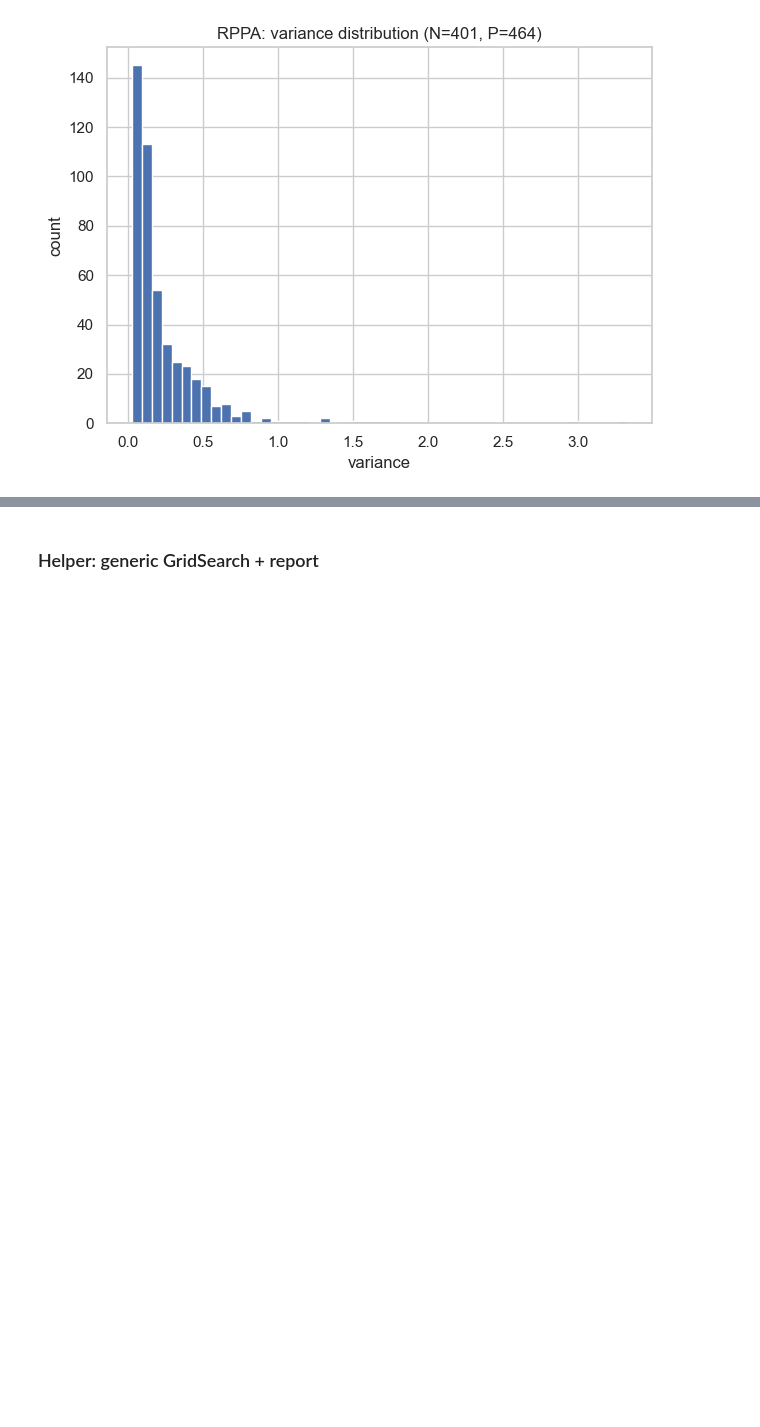
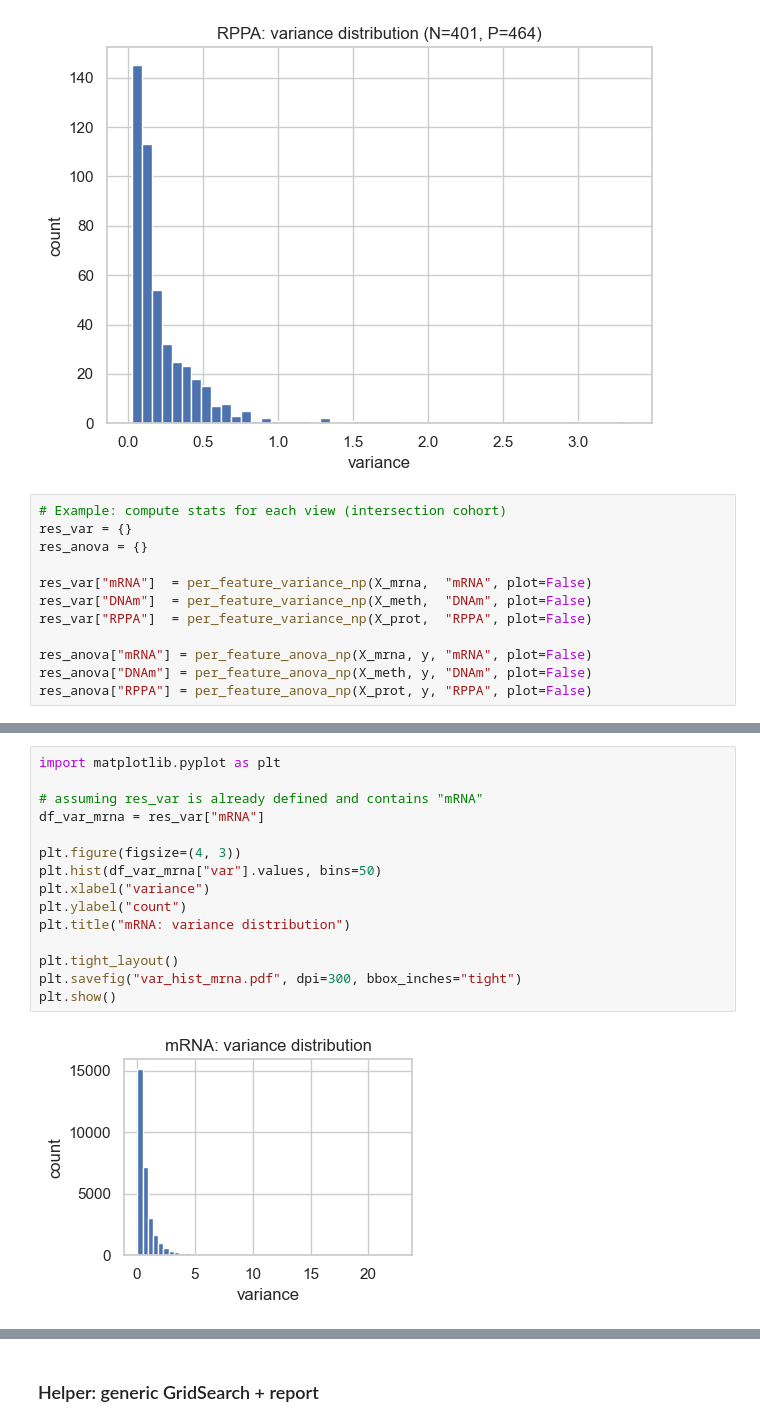
Before and after one commit to MarkoStc/ml_project2, a Jupyter notebook: code/log_reg_baseline.ipynb, the cells around one changed output, grey strips where cells are left out. Cells and saved outputs as stored; diff of their text form; blank space fills up the shorter version.

```diff
--- a/code/log_reg_baseline.ipynb
+++ b/code/log_reg_baseline.ipynb
@@ -163,3 +296,15 @@ var_prot = per_feature_variance_np(X_prot, "RPPA", plot=True)
 [figure]
 [figure]
 [figure]
+# %%
+# Example: compute stats for each view (intersection cohort)
+res_var = {}
+res_anova = {}
+
+res_var["mRNA"]  = per_feature_variance_np(X_mrna,  "mRNA", plot=False)
+res_var["DNAm"]  = per_feature_variance_np(X_meth,  "DNAm", plot=False)
+res_var["RPPA"]  = per_feature_variance_np(X_prot,  "RPPA", plot=False)
+
+res_anova["mRNA"] = per_feature_anova_np(X_mrna, y, "mRNA", plot=False)
+res_anova["DNAm"] = per_feature_anova_np(X_meth, y, "DNAm", plot=False)
+res_anova["RPPA"] = per_feature_anova_np(X_prot, y, "RPPA", plot=False)
@@ -165,0 +364,17 @@ var_prot = per_feature_variance_np(X_prot, "RPPA", plot=True)
+# %%
+import matplotlib.pyplot as plt
+
+# assuming res_var is already defined and contains "mRNA"
+df_var_mrna = res_var["mRNA"]
+
+plt.figure(figsize=(4, 3))
+plt.hist(df_var_mrna["var"].values, bins=50)
+plt.xlabel("variance")
+plt.ylabel("count")
+plt.title("mRNA: variance distribution")
+
+plt.tight_layout()
+plt.savefig("var_hist_mrna.pdf", dpi=300, bbox_inches="tight")
+plt.show()
+# %% [output]
+[figure, added]
```
Also changed, not shown: parts of 13 cells of this notebook, 1 other file.
